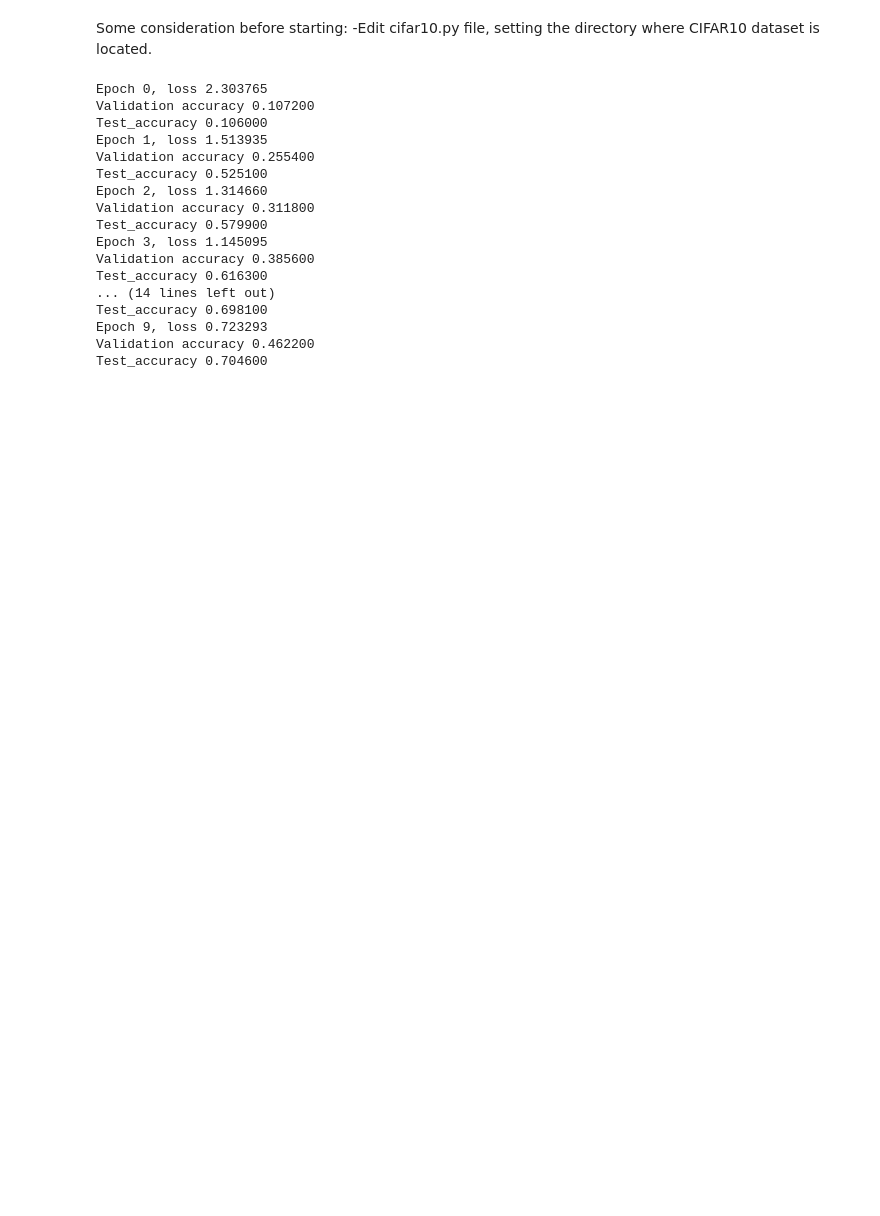
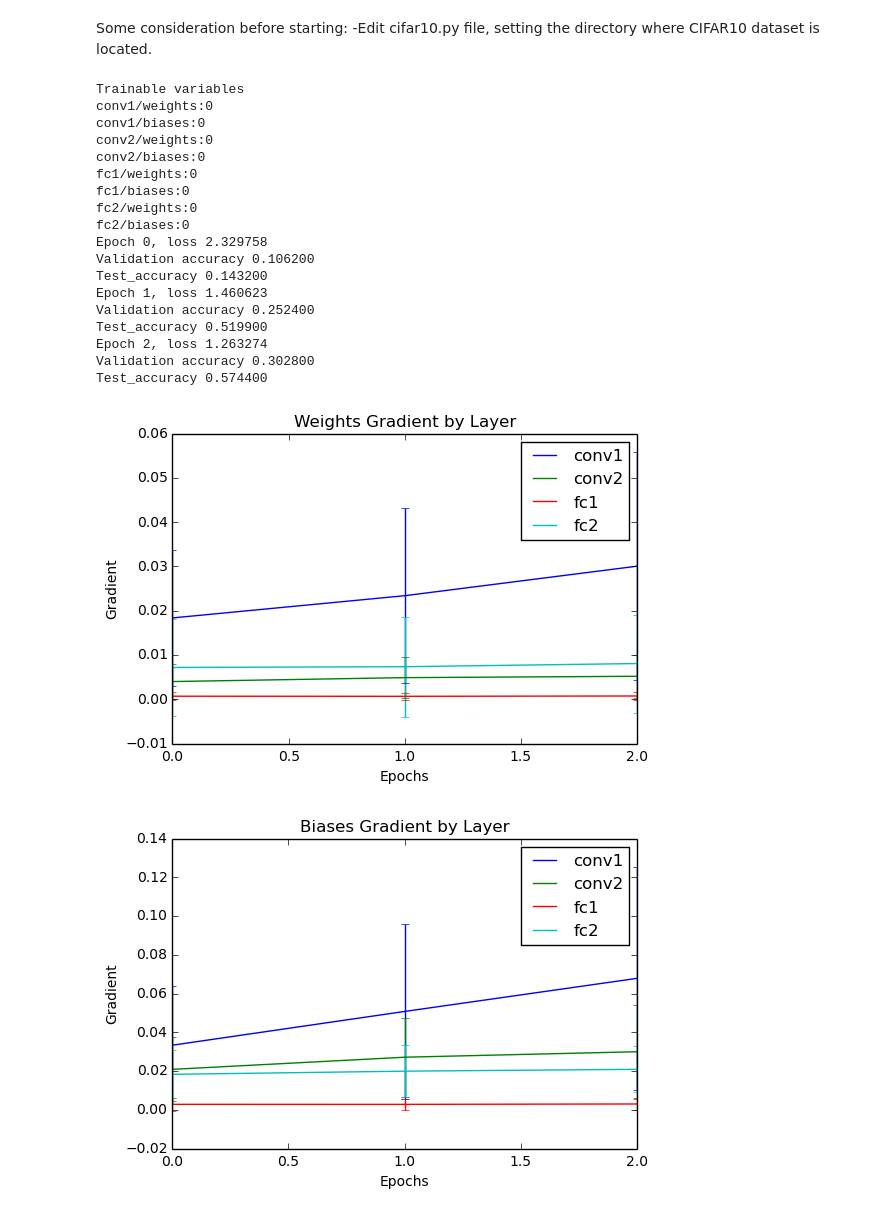
Before and after one commit to ignacioreyes/convnet-tutorial, a Jupyter notebook: convnet-tutorial.ipynb, the cells around one changed output. Drawn from its saved outputs; the diff is of its cells as text; code cells hidden in the pictures; blank space fills up the shorter version.

Commit message:
gradient visualization

```diff
--- a/convnet-tutorial.ipynb
+++ b/convnet-tutorial.ipynb
@@ -101,19 +106,32 @@ def test():
 # Train model
 sess.run(tf.initialize_all_variables())
 cifar10.reset()
+print "Trainable variables"
+for n in tf.trainable_variables():
+    print n.name
+
+epochs = 3
+mean_gradients = np.zeros([len(tf.trainable_variables()),epochs])
+std_gradients = np.zeros([len(tf.trainable_variables()),epochs])
 
 n_batches = cifar10.n_batches
-while cifar10.getEpoch()<10:
+while cifar10.getEpoch()<epochs:
     epoch = cifar10.getEpoch()
     batch, batch_idx = cifar10.nextBatch()
     batch_data = batch[0]
     batch_labels = batch[1]
-    _, loss = sess.run((train_step, cross_entropy),
+    _, loss, grads = sess.run((train_step, cross_entropy, grads_vars),
                       feed_dict={
             model_input: batch_data,
             target: batch_labels,
             keep_prob: 0.5
         })
+    for layer in range(len(tf.trainable_variables())):
+        mean_gradients[layer,epoch] = np.mean(np.abs(grads[layer][0]))
+        std_gradients[layer,epoch] = np.std(np.abs(grads[layer][0]))
+    #for elem in grads[0]:
+    #    print elem.shape
+
     if batch_idx==0:
         print "Epoch %d, loss %f" %(epoch, loss)
         validation_accuracy = validate()
@@ -121,20 +139,48 @@ while cifar10.getEpoch()<10:
         test_accuracy = test()
         print "Test_accuracy %f"%(test_accuracy)
 # %% [output]
-Epoch 0, loss 2.303765
-Validation accuracy 0.107200
-Test_accuracy 0.106000
-Epoch 1, loss 1.513935
-Validation accuracy 0.255400
-Test_accuracy 0.525100
-Epoch 2, loss 1.314660
-Validation accuracy 0.311800
-Test_accuracy 0.579900
-Epoch 3, loss 1.145095
-Validation accuracy 0.385600
-Test_accuracy 0.616300
-... (14 lines left out)
-Test_accuracy 0.698100
-Epoch 9, loss 0.723293
-Validation accuracy 0.462200
-Test_accuracy 0.704600
+Trainable variables
+conv1/weights:0
+conv1/biases:0
+conv2/weights:0
+conv2/biases:0
+fc1/weights:0
+fc1/biases:0
+fc2/weights:0
+fc2/biases:0
+Epoch 0, loss 2.329758
+Validation accuracy 0.106200
+Test_accuracy 0.143200
+Epoch 1, loss 1.460623
+Validation accuracy 0.252400
+Test_accuracy 0.519900
+Epoch 2, loss 1.263274
+Validation accuracy 0.302800
+Test_accuracy 0.574400
+# %%
+x = np.arange(epochs)
+plt.errorbar(x,mean_gradients[0,:],std_gradients[0,:])
+plt.hold(True)
+plt.errorbar(x,mean_gradients[2,:],std_gradients[2,:])
+plt.errorbar(x,mean_gradients[4,:],std_gradients[4,:])
+plt.errorbar(x,mean_gradients[6,:],std_gradients[6,:])
+plt.ylabel('Gradient')
+plt.xlabel('Epochs')
+plt.title('Weights Gradient by Layer')
+plt.legend(["conv1", "conv2","fc1","fc2"])
+plt.hold(False)
+plt.show()
+plt.errorbar(x,mean_gradients[1,:],std_gradients[1,:])
+plt.hold(True)
+plt.errorbar(x,mean_gradients[3,:],std_gradients[3,:])
+plt.errorbar(x,mean_gradients[5,:],std_gradients[5,:])
+plt.errorbar(x,mean_gradients[7,:],std_gradients[7,:])
+plt.ylabel('Gradient')
+plt.xlabel('Epochs')
+plt.title('Biases Gradient by Layer')
+plt.legend(["conv1", "conv2","fc1","fc2"])
+plt.hold(False)
+plt.show()
+# %% [output]
+[figure, added]
+[figure, added]
```
Also changed, not shown: parts of 2 cells of this notebook, 1 other file.
